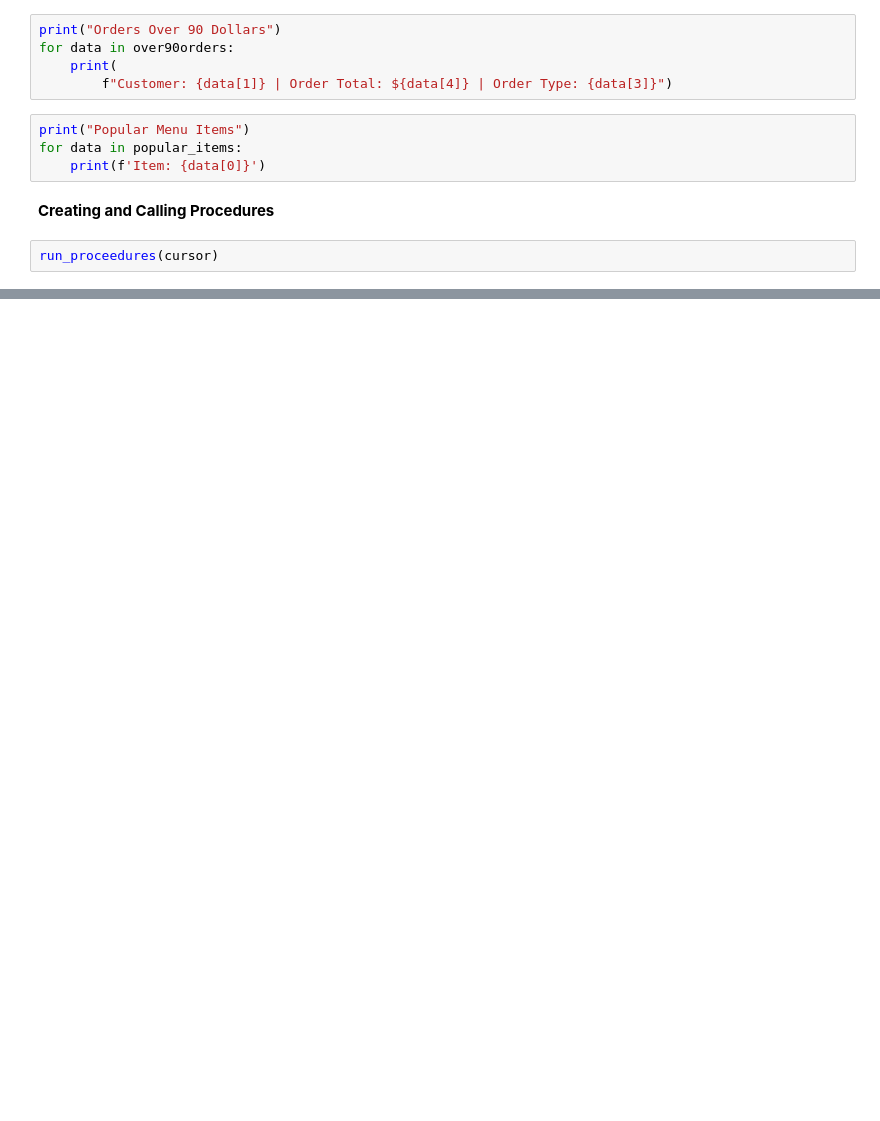
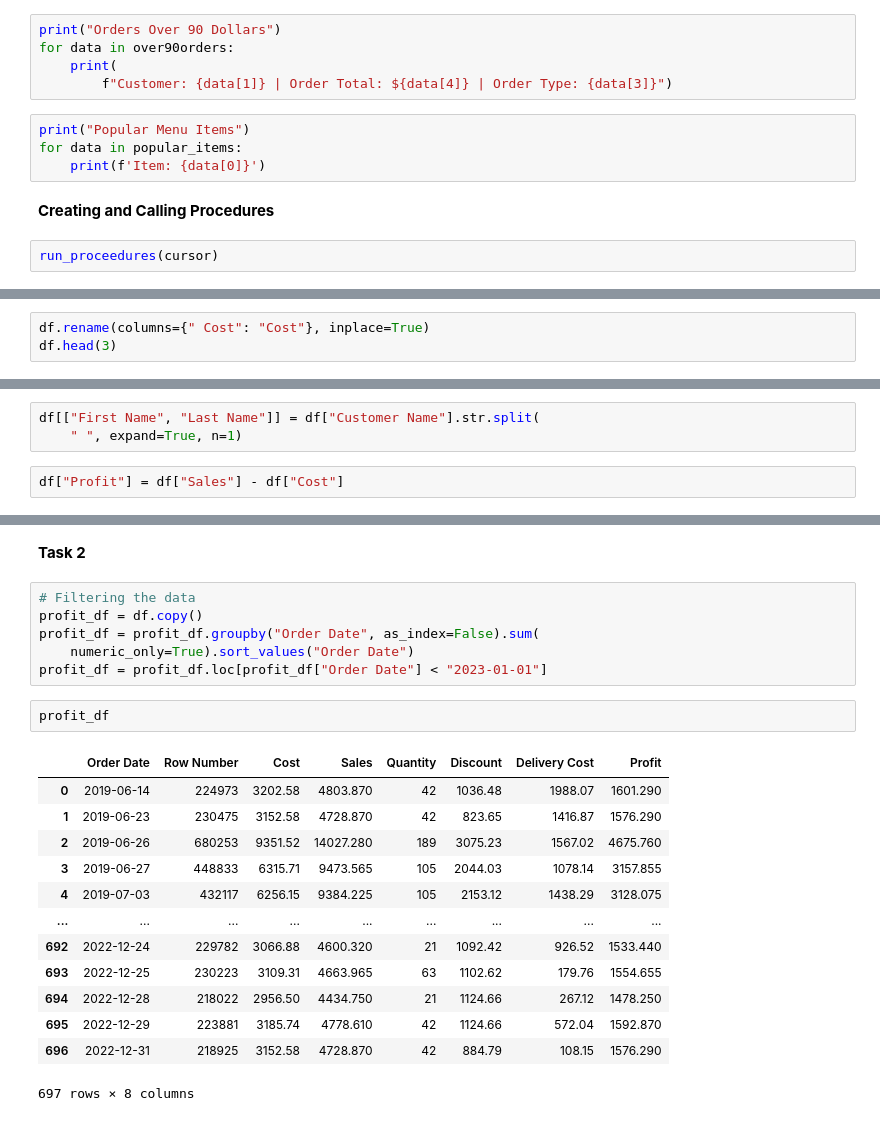
Before and after one commit to Anthony-Lionetti/db-eng-capstone, a Jupyter notebook: testing.ipynb, the cells around one changed output, grey strips where cells are left out. Saved outputs shown, nothing was run; the diff lists cells and outputs as text; blank space fills up the shorter version.

```diff
--- a/testing.ipynb
+++ b/testing.ipynb
@@ -67,0 +84,3 @@ lemon_df
+# %%
+df.rename(columns={" Cost": "Cost"}, inplace=True)
+df.head(3)
@@ -67,0 +95,5 @@ lemon_df
+# %%
+df[["First Name", "Last Name"]] = df["Customer Name"].str.split(
+    " ", expand=True, n=1)
+# %%
+df["Profit"] = df["Sales"] - df["Cost"]
@@ -67,0 +151,24 @@ lemon_df
+# %% [markdown]
+**Task 2**
+# %%
+# Filtering the data
+profit_df = df.copy()
+profit_df = profit_df.groupby("Order Date", as_index=False).sum(
+    numeric_only=True).sort_values("Order Date")
+profit_df = profit_df.loc[profit_df["Order Date"] < "2023-01-01"]
+# %%
+profit_df
+# %% [output]
+|  | Order Date | Row Number | Cost | Sales | Quantity | Discount | Delivery Cost | Profit |
+| 0 | 2019-06-14 | 224973 | 3202.58 | 4803.870 | 42 | 1036.48 | 1988.07 | 1601.290 |
+| 1 | 2019-06-23 | 230475 | 3152.58 | 4728.870 | 42 | 823.65 | 1416.87 | 1576.290 |
+| 2 | 2019-06-26 | 680253 | 9351.52 | 14027.280 | 189 | 3075.23 | 1567.02 | 4675.760 |
+| 3 | 2019-06-27 | 448833 | 6315.71 | 9473.565 | 105 | 2044.03 | 1078.14 | 3157.855 |
+| 4 | 2019-07-03 | 432117 | 6256.15 | 9384.225 | 105 | 2153.12 | 1438.29 | 3128.075 |
+| ... | ... | ... | ... | ... | ... | ... | ... | ... |
+| 692 | 2022-12-24 | 229782 | 3066.88 | 4600.320 | 21 | 1092.42 | 926.52 | 1533.440 |
+| 693 | 2022-12-25 | 230223 | 3109.31 | 4663.965 | 63 | 1102.62 | 179.76 | 1554.655 |
+| 694 | 2022-12-28 | 218022 | 2956.50 | 4434.750 | 21 | 1124.66 | 267.12 | 1478.250 |
+| 695 | 2022-12-29 | 223881 | 3185.74 | 4778.610 | 42 | 1124.66 | 572.04 | 1592.870 |
+| 696 | 2022-12-31 | 218925 | 3152.58 | 4728.870 | 42 | 884.79 | 108.15 | 1576.290 |
+697 rows × 8 columns
```
Also changed, not shown: parts of 30 cells of this notebook, 5 other files.
